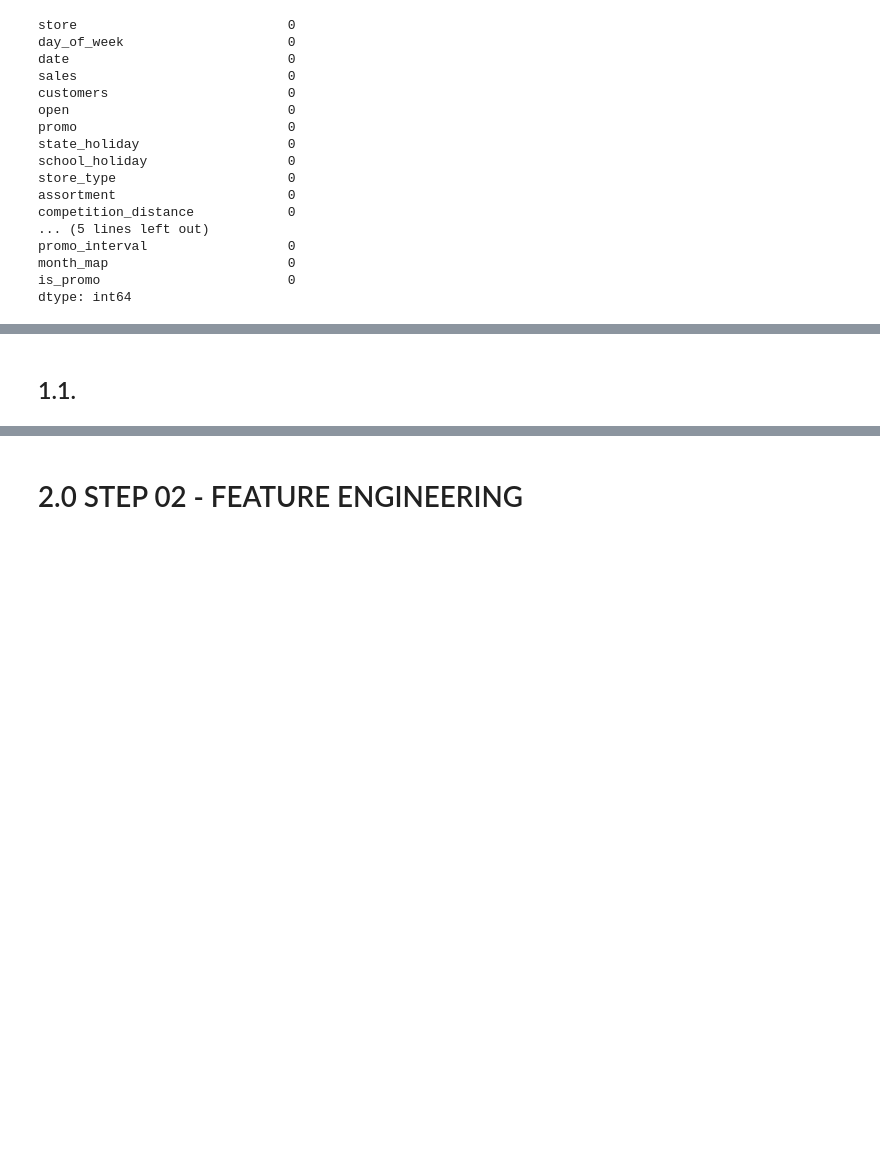
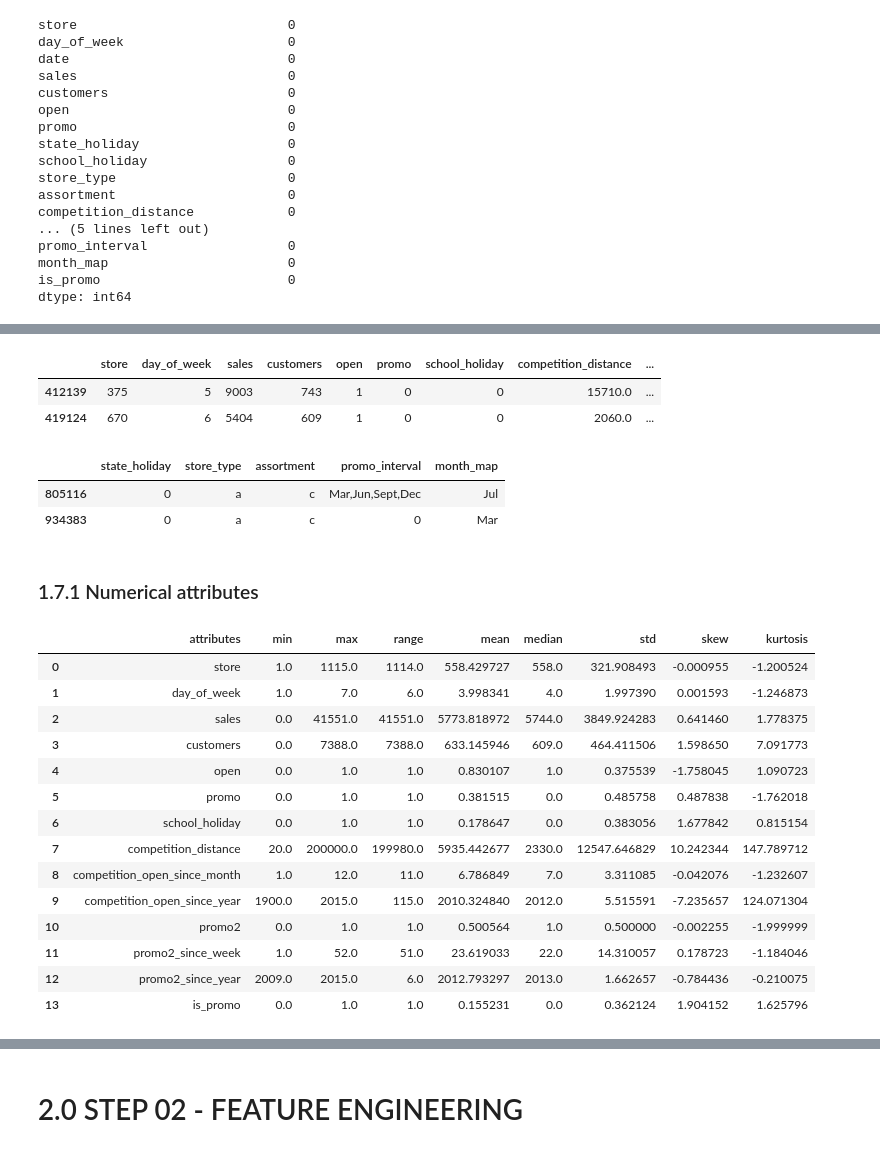
Before and after one commit to brunokatekawa/Curso_DS_Prod, a Jupyter notebook: m03_v01_store_sales_prediction.ipynb, the cells around one changed output, grey strips where cells are left out. Drawn from its saved outputs; the diff is of its cells as text; code cells hidden in the pictures; blank space fills up the shorter version.

```diff
--- a/m03_v01_store_sales_prediction.ipynb
+++ b/m03_v01_store_sales_prediction.ipynb
@@ -265,2 +371,57 @@ dtype: int64
+# %%
+# creating a dataset for numerical attributes
+num_attributes = df1.select_dtypes(include=['int64','float64'])
+
+# creating a dataset for categorical attributes
+cat_attributes = df1.select_dtypes(exclude=['int64','float64', 'datetime64[ns]'])
+# %%
+# checking the operation
+num_attributes.sample(2)
+# %% [output]
+|  | store | day_of_week | sales | customers | open | promo | school_holiday | competition_distance | ... |
+| 412139 | 375 | 5 | 9003 | 743 | 1 | 0 | 0 | 15710.0 | ... |
+| 419124 | 670 | 6 | 5404 | 609 | 1 | 0 | 0 | 2060.0 | ... |
+# %%
+# checking the operation
+cat_attributes.sample(2)
+# %% [output]
+|  | state_holiday | store_type | assortment | promo_interval | month_map |
+| 805116 | 0 | a | c | Mar,Jun,Sept,Dec | Jul |
+| 934383 | 0 | a | c | 0 | Mar |
 # %% [markdown]
-## 1.1.
+### 1.7.1 Numerical attributes
+# %%
+# central tendency: mean, median
+ct1 = pd.DataFrame(num_attributes.apply(np.mean)).T
+ct2 = pd.DataFrame(num_attributes.apply(np.median)).T
+
+# distribution: std, min, max, range, skew, kurtosis
+d1 = pd.DataFrame(num_attributes.apply(np.std)).T
+d2 = pd.DataFrame(num_attributes.apply(min)).T
+d3 = pd.DataFrame(num_attributes.apply(max)).T
+d4 = pd.DataFrame(num_attributes.apply(lambda x: x.max() - x.min())).T
+d5 = pd.DataFrame(num_attributes.apply(lambda x: x.skew())).T
+d6 = pd.DataFrame(num_attributes.apply(lambda x: x.kurtosis())).T
+
+# concatenate
+m = pd.concat([d2, d3, d4, ct1, ct2, d1, d5, d6]).T.reset_index()
+m.columns = ['attributes','min','max','range','mean','median','std','skew','kurtosis']
+# %%
+# checking the operations
+m
+# %% [output]
+|  | attributes | min | max | range | mean | median | std | skew | kurtosis |
+| 0 | store | 1.0 | 1115.0 | 1114.0 | 558.429727 | 558.0 | 321.908493 | -0.000955 | -1.200524 |
+| 1 | day_of_week | 1.0 | 7.0 | 6.0 | 3.998341 | 4.0 | 1.997390 | 0.001593 | -1.246873 |
+| 2 | sales | 0.0 | 41551.0 | 41551.0 | 5773.818972 | 5744.0 | 3849.924283 | 0.641460 | 1.778375 |
+| 3 | customers | 0.0 | 7388.0 | 7388.0 | 633.145946 | 609.0 | 464.411506 | 1.598650 | 7.091773 |
+| 4 | open | 0.0 | 1.0 | 1.0 | 0.830107 | 1.0 | 0.375539 | -1.758045 | 1.090723 |
+| 5 | promo | 0.0 | 1.0 | 1.0 | 0.381515 | 0.0 | 0.485758 | 0.487838 | -1.762018 |
+| 6 | school_holiday | 0.0 | 1.0 | 1.0 | 0.178647 | 0.0 | 0.383056 | 1.677842 | 0.815154 |
+| 7 | competition_distance | 20.0 | 200000.0 | 199980.0 | 5935.442677 | 2330.0 | 12547.646829 | 10.242344 | 147.789712 |
+| 8 | competition_open_since_month | 1.0 | 12.0 | 11.0 | 6.786849 | 7.0 | 3.311085 | -0.042076 | -1.232607 |
+| 9 | competition_open_since_year | 1900.0 | 2015.0 | 115.0 | 2010.324840 | 2012.0 | 5.515591 | -7.235657 | 124.071304 |
+| 10 | promo2 | 0.0 | 1.0 | 1.0 | 0.500564 | 1.0 | 0.500000 | -0.002255 | -1.999999 |
+| 11 | promo2_since_week | 1.0 | 52.0 | 51.0 | 23.619033 | 22.0 | 14.310057 | 0.178723 | -1.184046 |
+| 12 | promo2_since_year | 2009.0 | 2015.0 | 6.0 | 2012.793297 | 2013.0 | 1.662657 | -0.784436 | -0.210075 |
+| 13 | is_promo | 0.0 | 1.0 | 1.0 | 0.155231 | 0.0 | 0.362124 | 1.904152 | 1.625796 |
```
Also changed, not shown: parts of 68 cells of this notebook.
